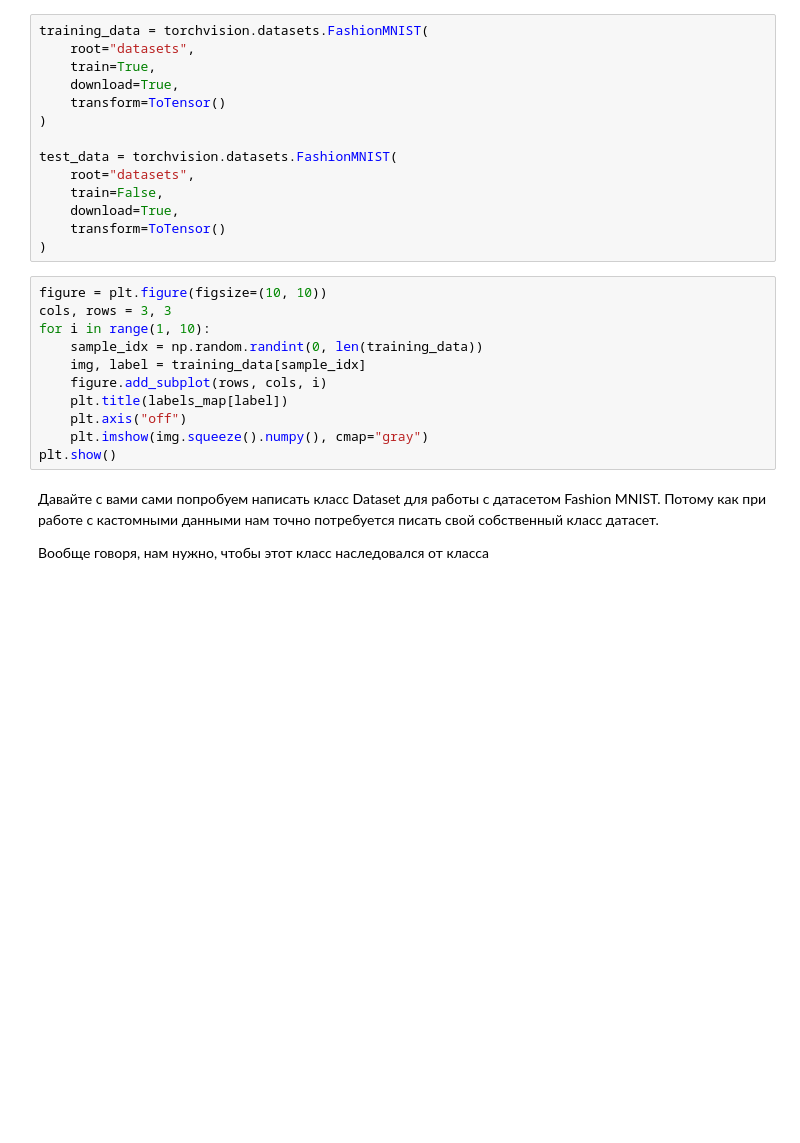
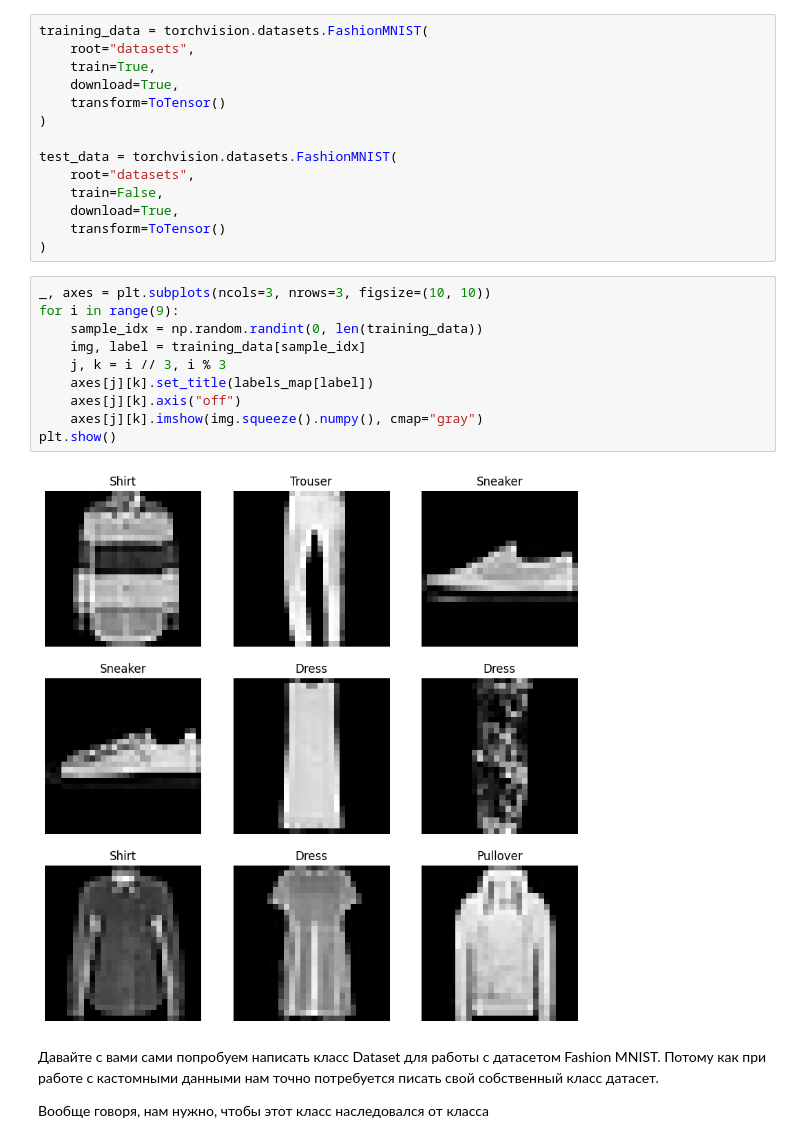
Before and after one commit to AlexeyRogS/cv_course, a Jupyter notebook: week3/torch_intro.ipynb, the cells around one changed output. Cells and saved outputs as stored; diff of their text form; blank space fills up the shorter version.

```diff
--- a/week3/torch_intro.ipynb
+++ b/week3/torch_intro.ipynb
@@ -604,16 +800,17 @@ test_data = torchvision.datasets.FashionMNIST(
     transform=ToTensor()
 )
 # %%
-figure = plt.figure(figsize=(10, 10))
-cols, rows = 3, 3
-for i in range(1, 10):
+_, axes = plt.subplots(ncols=3, nrows=3, figsize=(10, 10))
+for i in range(9):
     sample_idx = np.random.randint(0, len(training_data))
     img, label = training_data[sample_idx]
-    figure.add_subplot(rows, cols, i)
-    plt.title(labels_map[label])
-    plt.axis("off")
-    plt.imshow(img.squeeze().numpy(), cmap="gray")
+    j, k = i // 3, i % 3
+    axes[j][k].set_title(labels_map[label])
+    axes[j][k].axis("off")
+    axes[j][k].imshow(img.squeeze().numpy(), cmap="gray")
 plt.show()
+# %% [output]
+[figure, added]
 # %% [markdown]
 Давайте с вами сами попробуем написать класс Dataset для работы с датасетом Fashion MNIST. Потому как при работе с кастомными данными нам точно потребуется писать свой собственный класс датасет.
 
```
Also changed, not shown: parts of 48 cells of this notebook.
